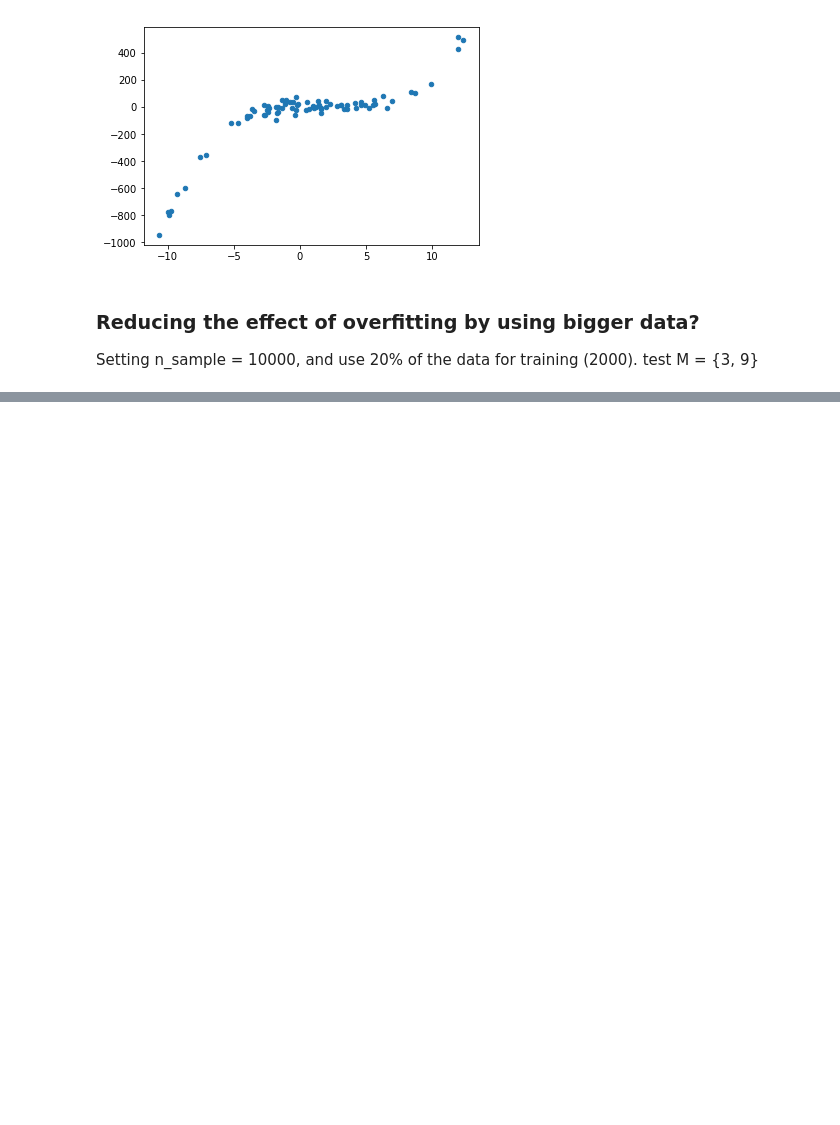
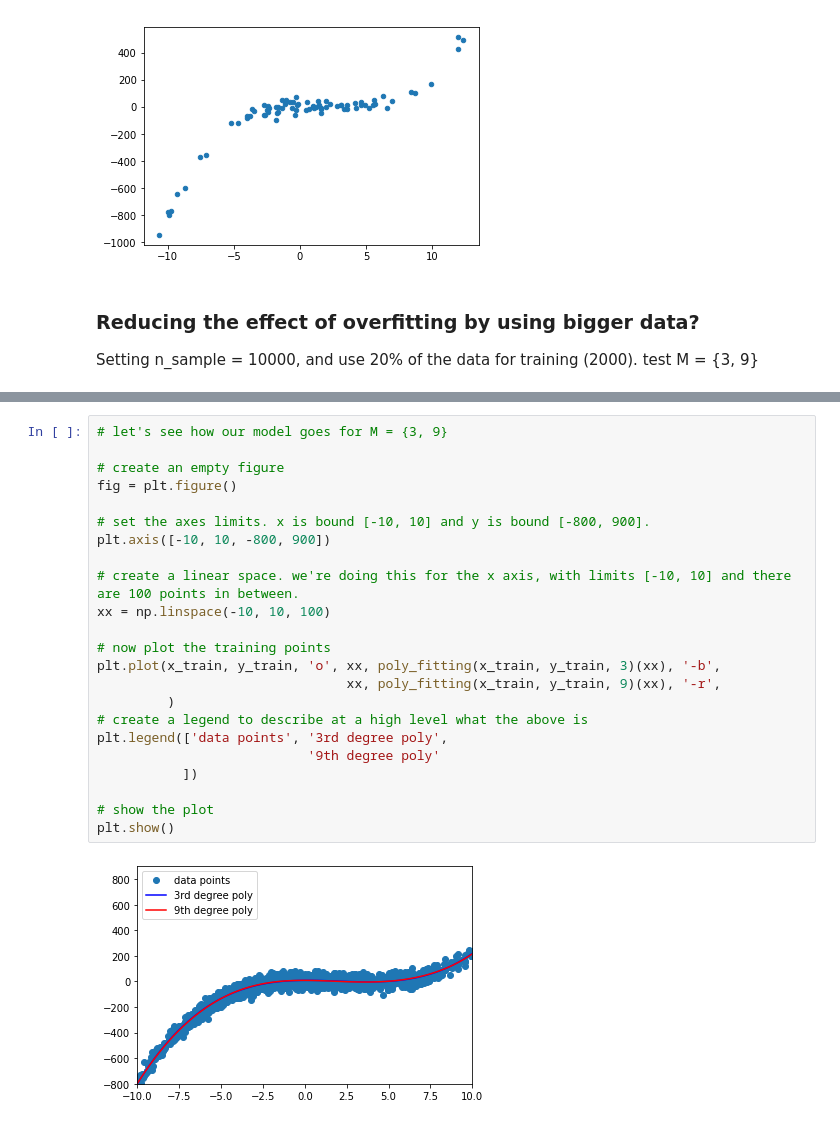
Before and after one commit to pocketpouches/CSC8111_code, a Jupyter notebook: ML_day1/polynomial_curve_fitting.ipynb, the cells around one changed output, grey strips where cells are left out. Cells and saved outputs as stored; diff of their text form; blank space fills up the shorter version.

```diff
--- a/ML_day1/polynomial_curve_fitting.ipynb
+++ b/ML_day1/polynomial_curve_fitting.ipynb
@@ -133,0 +160,25 @@ Setting n_sample = 10000, and use 20% of the data for training (2000). test M =
+# %%
+# let's see how our model goes for M = {3, 9}
+
+# create an empty figure
+fig = plt.figure()
+
+# set the axes limits. x is bound [-10, 10] and y is bound [-800, 900].
+plt.axis([-10, 10, -800, 900])
+
+# create a linear space. we're doing this for the x axis, with limits [-10, 10] and there are 100 points in between.
+xx = np.linspace(-10, 10, 100)
+
+# now plot the training points
+plt.plot(x_train, y_train, 'o', xx, poly_fitting(x_train, y_train, 3)(xx), '-b',
+                                xx, poly_fitting(x_train, y_train, 9)(xx), '-r',
+         )
+# create a legend to describe at a high level what the above is
+plt.legend(['data points', '3rd degree poly',
+                           '9th degree poly'
+           ])
+
+# show the plot
+plt.show()
+# %% [output]
+[figure, added]
```
Also changed, not shown: parts of 8 cells of this notebook.
